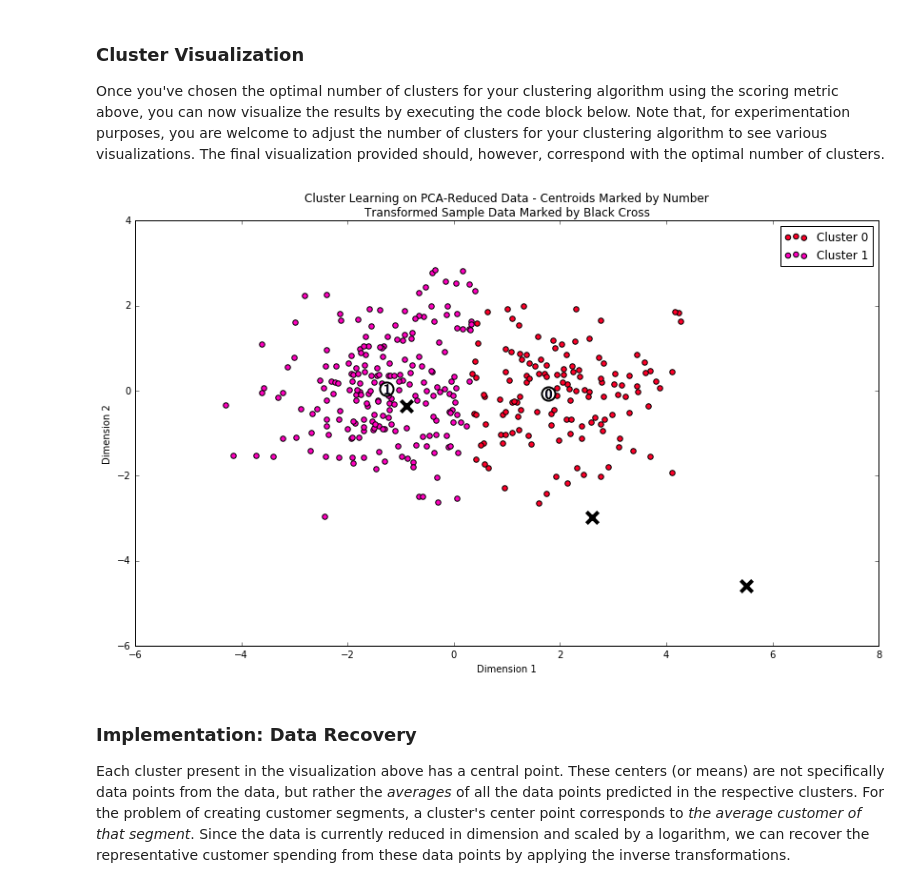
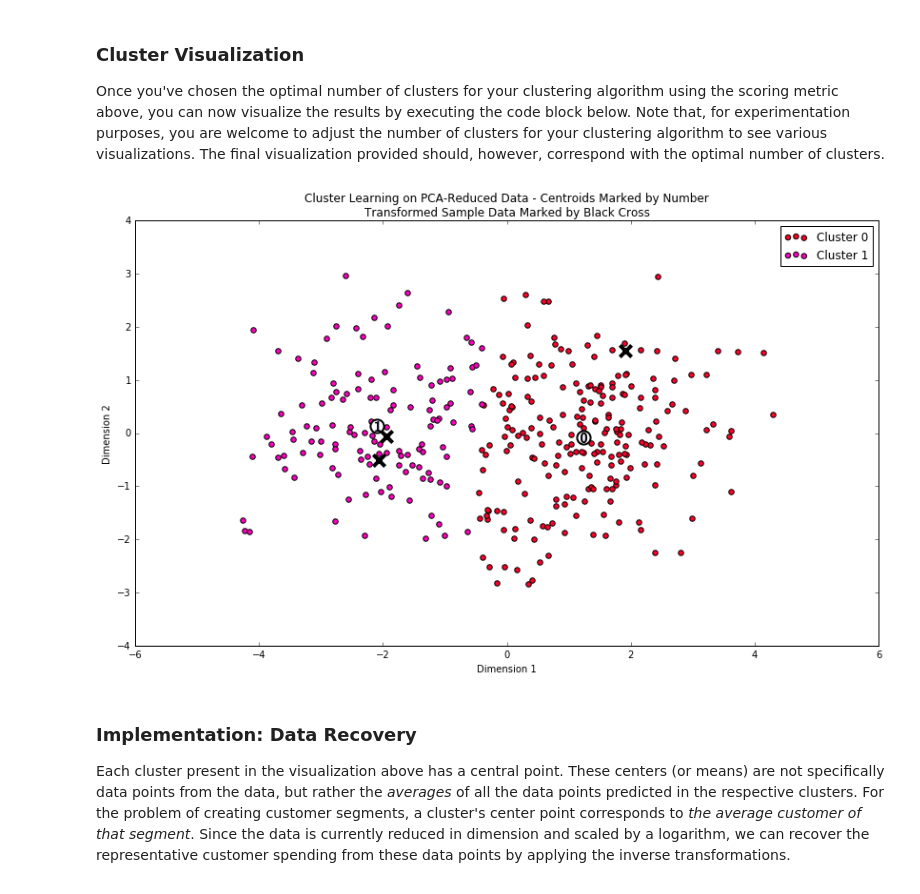
Before and after one commit to chunweixu/Machine-Learning, a Jupyter notebook: creating_customer_segments/customer_segments.ipynb, the cells around one changed output. Drawn from its saved outputs; the diff is of its cells as text; code cells hidden in the pictures.

```diff
--- a/creating_customer_segments/customer_segments.ipynb
+++ b/creating_customer_segments/customer_segments.ipynb
@@ -445,9 +447,13 @@ The score of <class 'sklearn.mixture.gmm.GMM'> with 9 components is $0.2273.
 Once you've chosen the optimal number of clusters for your clustering algorithm using the scoring metric above, you can now visualize the results by executing the code block below. Note that, for experimentation purposes, you are welcome to adjust the number of clusters for your clustering algorithm to see various visualizations. The final visualization provided should, however, correspond with the optimal number of clusters.
 # %%
 # Display the results of the clustering from implementation
+clusterer = KMeans(n_clusters= 2, init='k-means++').fit(reduced_data)
+centers = clusterer.cluster_centers_
+preds = clusterer.predict(reduced_data)
+sample_preds = clusterer.predict(pca_samples)
 rs.cluster_results(reduced_data, preds, centers, pca_samples)
 # %% [output]
-[figure, old version]
+[figure, new version]
 # %% [markdown]
 ### Implementation: Data Recovery
 Each cluster present in the visualization above has a central point. These centers (or means) are not specifically data points from the data, but rather the *averages* of all the data points predicted in the respective clusters. For the problem of creating customer segments, a cluster's center point corresponds to *the average customer of that segment*. Since the data is currently reduced in dimension and scaled by a logarithm, we can recover the representative customer spending from these data points by applying the inverse transformations.
```
Also changed, not shown: parts of 30 cells of this notebook.
